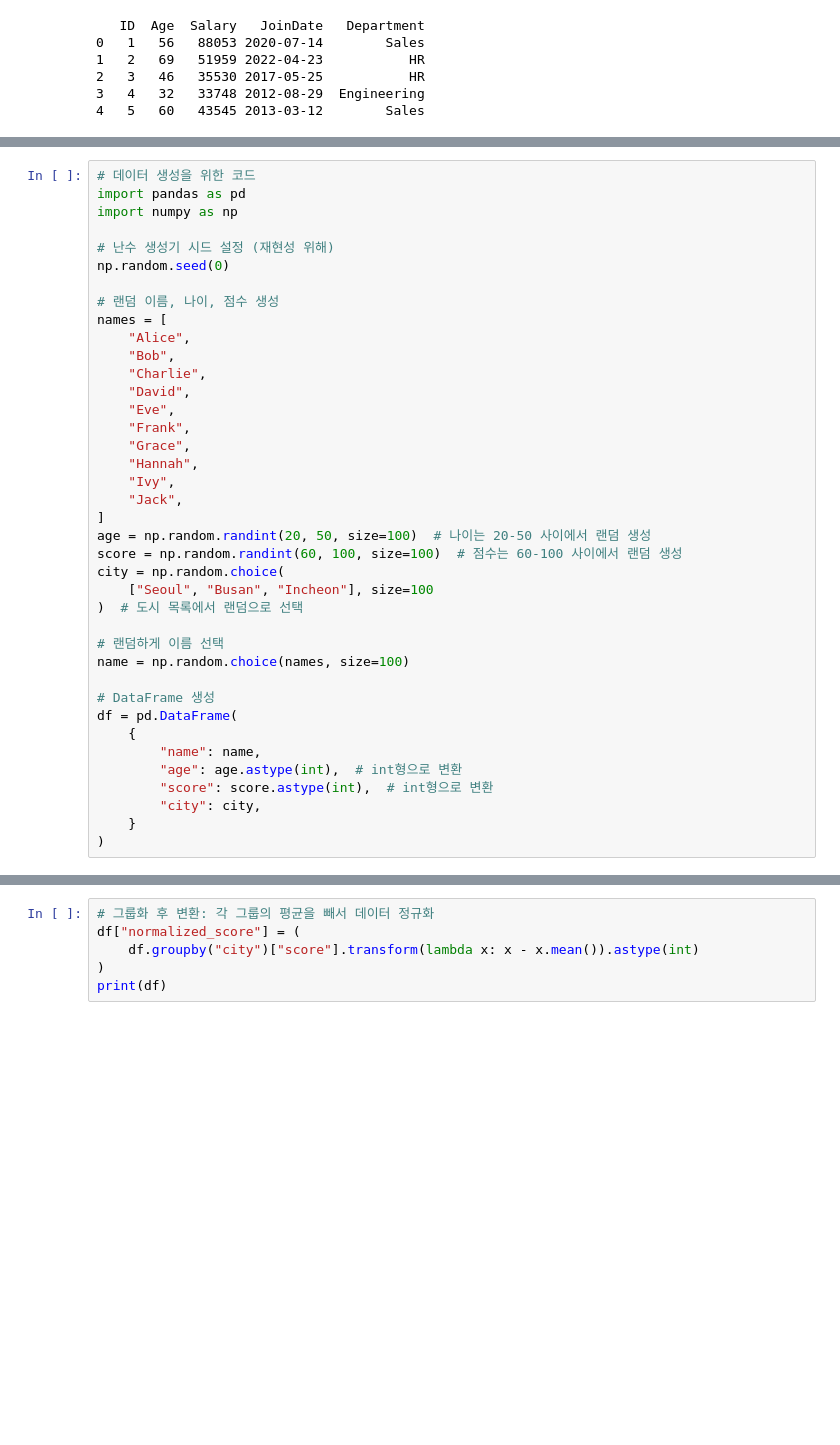
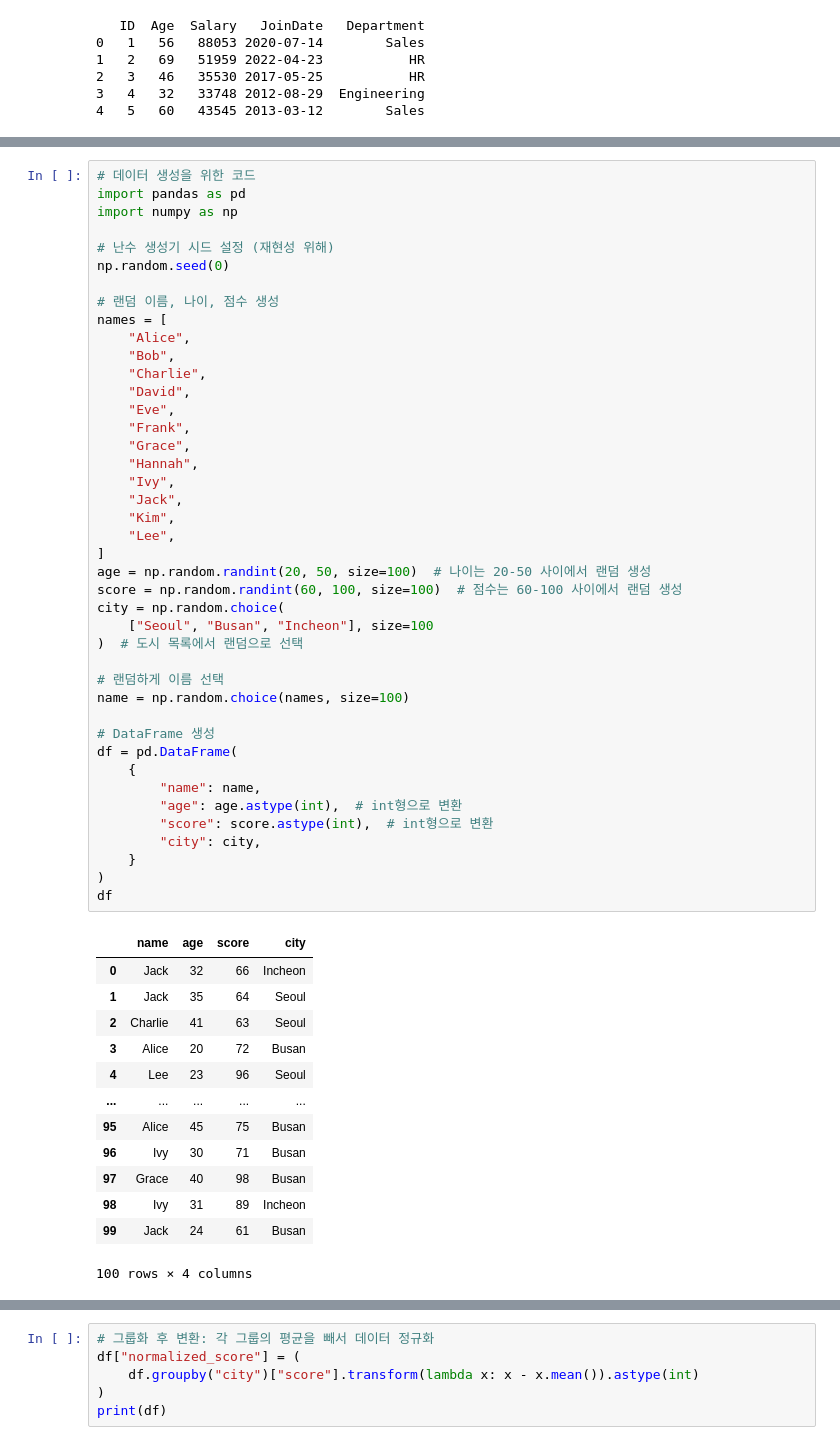
Before and after one commit to Collegenie-X/python_ex, a Jupyter notebook: Pandas/4단계_groupby()_pivot().ipynb, the cells around one changed output, grey strips where cells are left out. Drawn from its saved outputs; the diff is of its cells as text; blank space fills up the shorter version.

```diff
--- a/Pandas/4단계_groupby()_pivot().ipynb
+++ b/Pandas/4단계_groupby()_pivot().ipynb
@@ -109,33 +160,50 @@ np.random.seed(0)
 names = [
     "Alice",
     "Bob",
     "Charlie",
     "David",
     "Eve",
     "Frank",
     "Grace",
     "Hannah",
     "Ivy",
     "Jack",
+    "Kim",
+    "Lee",
 ]
 age = np.random.randint(20, 50, size=100)  # 나이는 20-50 사이에서 랜덤 생성
 score = np.random.randint(60, 100, size=100)  # 점수는 60-100 사이에서 랜덤 생성
 city = np.random.choice(
     ["Seoul", "Busan", "Incheon"], size=100
 )  # 도시 목록에서 랜덤으로 선택
 
 # 랜덤하게 이름 선택
 name = np.random.choice(names, size=100)
 
 # DataFrame 생성
 df = pd.DataFrame(
     {
         "name": name,
         "age": age.astype(int),  # int형으로 변환
         "score": score.astype(int),  # int형으로 변환
         "city": city,
     }
 )
+df
+# %% [output]
+|  | name | age | score | city |
+| 0 | Jack | 32 | 66 | Incheon |
+| 1 | Jack | 35 | 64 | Seoul |
+| 2 | Charlie | 41 | 63 | Seoul |
+| 3 | Alice | 20 | 72 | Busan |
+| 4 | Lee | 23 | 96 | Seoul |
+| ... | ... | ... | ... | ... |
+| 95 | Alice | 45 | 75 | Busan |
+| 96 | Ivy | 30 | 71 | Busan |
+| 97 | Grace | 40 | 98 | Busan |
+| 98 | Ivy | 31 | 89 | Incheon |
+| 99 | Jack | 24 | 61 | Busan |
+100 rows × 4 columns
 # %%
 # 'city'를 기준으로 그룹화하여 평균 점수 계산
 grouped = df.groupby(["city", "name"]).mean().astype(int)
```
Also changed, not shown: parts of 11 cells of this notebook.
